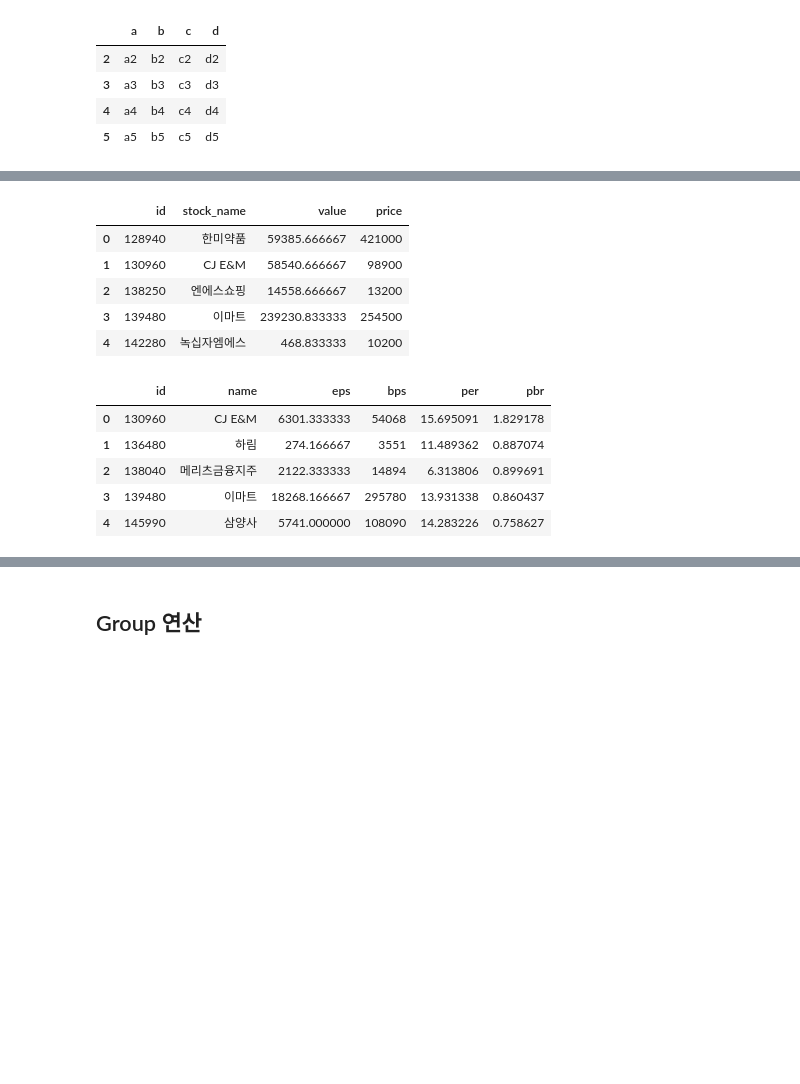
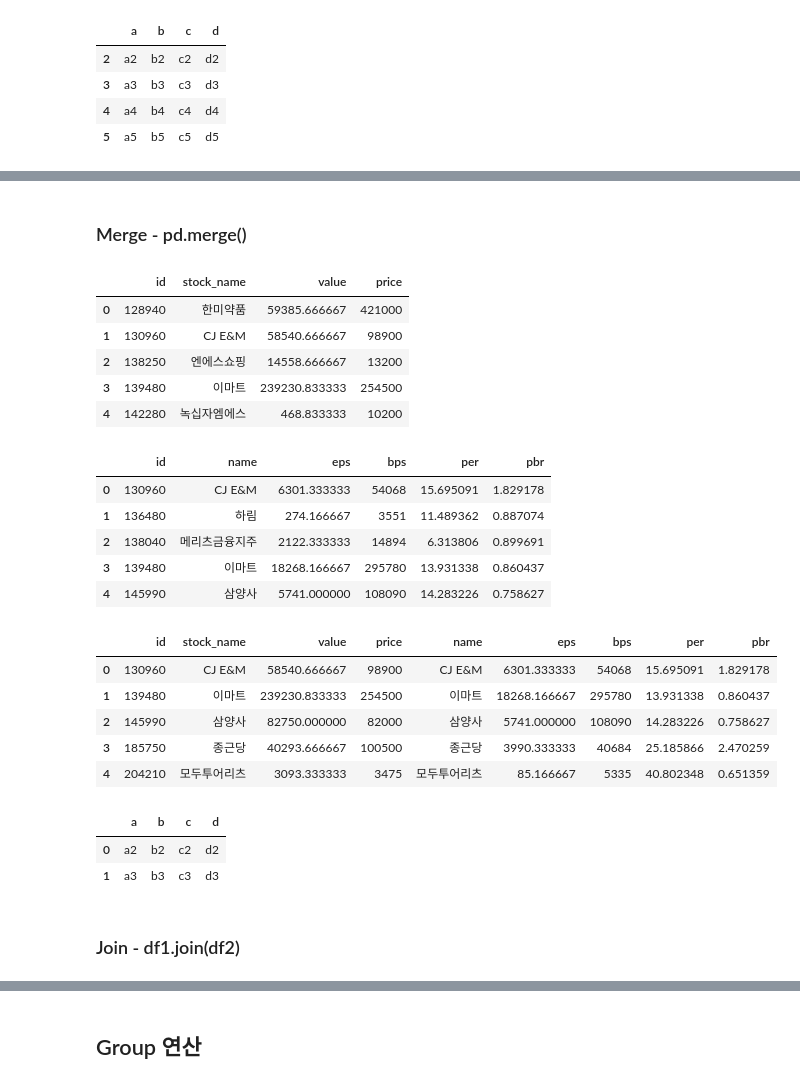
Before and after one commit to BreadFeet/Django_pjt01, a Jupyter notebook: part06_notebook_ver.ipynb, the cells around one changed output, grey strips where cells are left out. Drawn from its saved outputs; the diff is of its cells as text; code cells hidden in the pictures; blank space fills up the shorter version.

```diff
--- a/part06_notebook_ver.ipynb
+++ b/part06_notebook_ver.ipynb
@@ -42,6 +42,9 @@ class Util:
     def info(df):
         return df.info()           #여기 함수????????????????????????????????????????????????????
 
+    def f_sum(df, axis=0):   # 여기에 axis=0, 1을 입력하면,1
+        return df.sum(axis)  # 여기에도 키워드 argument로 적용되어서 axis=0, 1로 인식되는 것 아님. 그냥 0, 1로 인식되는데, 첫번째 argument가 axis라서 문제가 안되는 것
+
     def zscore(x):
         return (x - x.mean()) / x.std()
 # %% [markdown]
@@ -341,35 +403,54 @@ if __name__ == '__main__':
+# %% [markdown]
+### Merge - pd.merge()
 # %%
 class P6:
     def p245(self):
         # Merge 함수
         display(stock_p.head(), stock_v.head())
-        df1 = pd.merge(stock_p, stock_v, how='right')
-        #display(df1)
-        df2 = pd.merge(stock_p, stock_v, left_on='stock_name', right_on='name', how='right')
+        df1 = pd.merge(stock_p, stock_v, how='inner')    # on 설정(default)
+        display(df1)
+        df2 = pd.merge(stock_p, stock_v, left_on='stock_name', right_on='name', how='right')   # left_on, right_on 설정
         #display(df2)
+        df3 = pd.merge(stock_p, stock_v, left_index=True, right_index=True)    # left_index, right_index 설정
+        #display(df3)
+
 
         # 5만원 미만인 종목에 대해서만 두 데이터프레임을 합친다
         p5 = stock_p[stock_p['price'] < 50000]
         #display(p5)
-        df3 = pd.merge(p5, stock_v, on='id', how='outer')
-        #display(df3)
+        df4 = pd.merge(p5, stock_v, on='id', how='inner')
+        #display(df4)
 
 
 if __name__ == '__main__':
     P6().p245()
 # %% [output]
 |  | id | stock_name | value | price |
 | 0 | 128940 | 한미약품 | 59385.666667 | 421000 |
 | 1 | 130960 | CJ E&M | 58540.666667 | 98900 |
 | 2 | 138250 | 엔에스쇼핑 | 14558.666667 | 13200 |
 | 3 | 139480 | 이마트 | 239230.833333 | 254500 |
 | 4 | 142280 | 녹십자엠에스 | 468.833333 | 10200 |
 |  | id | name | eps | bps | per | pbr |
 | 0 | 130960 | CJ E&M | 6301.333333 | 54068 | 15.695091 | 1.829178 |
 | 1 | 136480 | 하림 | 274.166667 | 3551 | 11.489362 | 0.887074 |
 | 2 | 138040 | 메리츠금융지주 | 2122.333333 | 14894 | 6.313806 | 0.899691 |
 | 3 | 139480 | 이마트 | 18268.166667 | 295780 | 13.931338 | 0.860437 |
 | 4 | 145990 | 삼양사 | 5741.000000 | 108090 | 14.283226 | 0.758627 |
+|  | id | stock_name | value | price | name | eps | bps | per | pbr |
+| 0 | 130960 | CJ E&M | 58540.666667 | 98900 | CJ E&M | 6301.333333 | 54068 | 15.695091 | 1.829178 |
+| 1 | 139480 | 이마트 | 239230.833333 | 254500 | 이마트 | 18268.166667 | 295780 | 13.931338 | 0.860437 |
+| 2 | 145990 | 삼양사 | 82750.000000 | 82000 | 삼양사 | 5741.000000 | 108090 | 14.283226 | 0.758627 |
+| 3 | 185750 | 종근당 | 40293.666667 | 100500 | 종근당 | 3990.333333 | 40684 | 25.185866 | 2.470259 |
+| 4 | 204210 | 모두투어리츠 | 3093.333333 | 3475 | 모두투어리츠 | 85.166667 | 5335 | 40.802348 | 0.651359 |
+# %%
+pd.merge(df1, df2, how='inner')    # inner의 경우 index가 유지되지 않음
+# %% [output]
+|  | a | b | c | d |
+| 0 | a2 | b2 | c2 | d2 |
+| 1 | a3 | b3 | c3 | d3 |
+# %% [markdown]
+### Join - df1.join(df2)
 # %%
 class P6:
     def p252(self):
```
Also changed, not shown: parts of 19 cells of this notebook.
